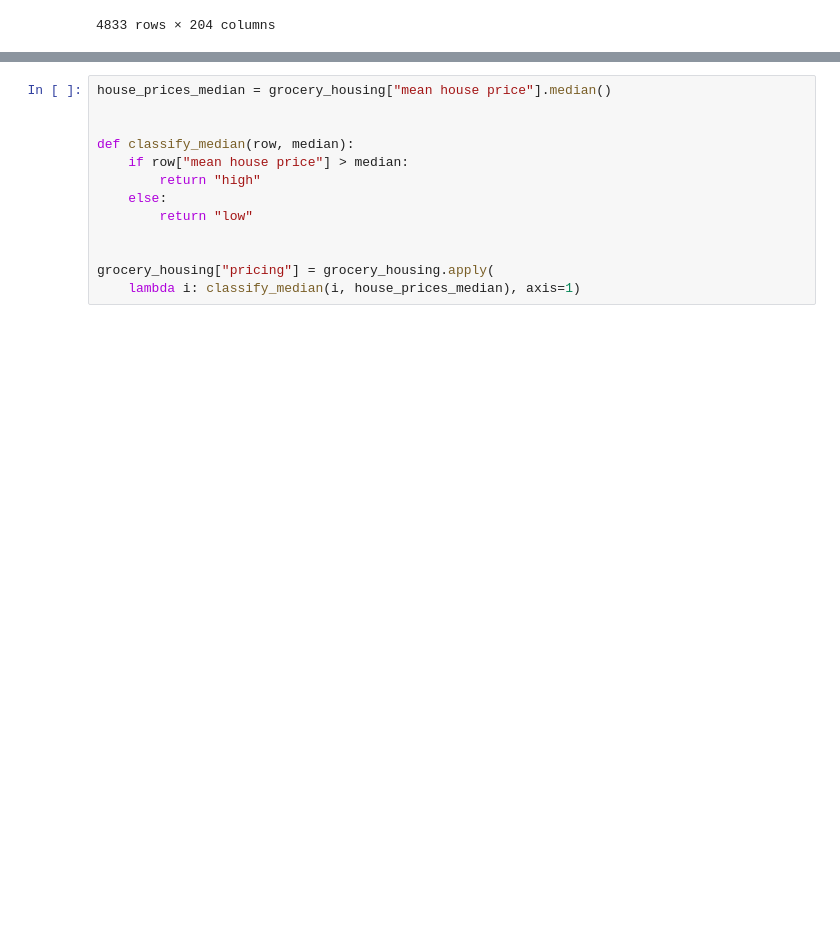
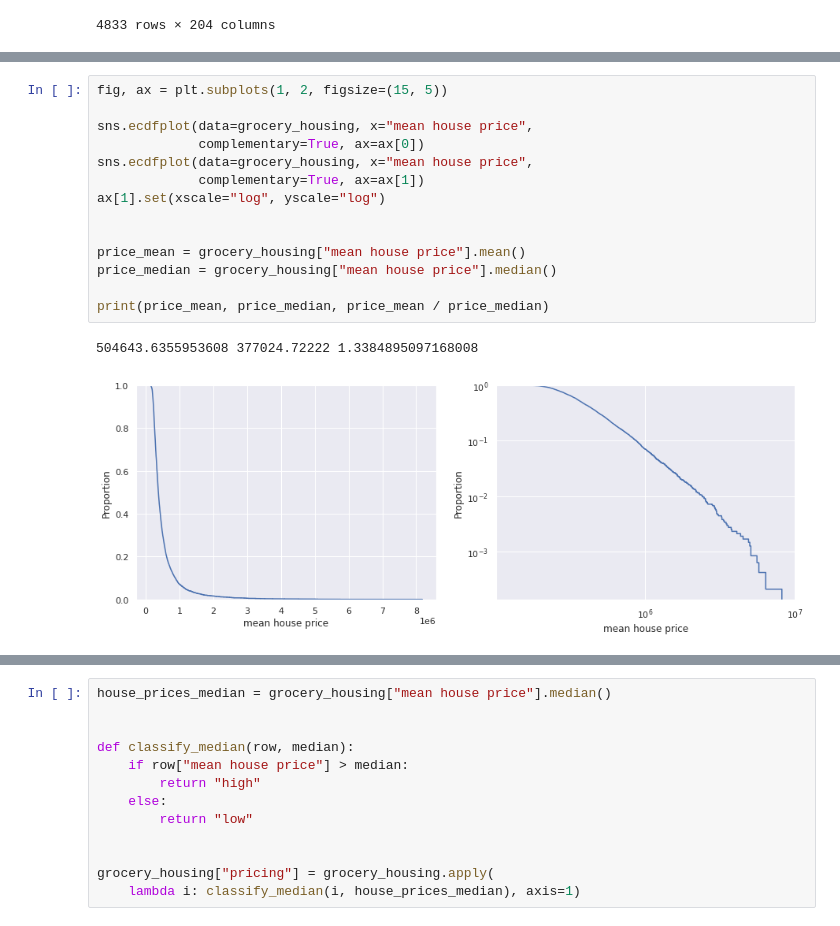
Before and after one commit to epfl-ada/ada-2020-project-milestone-p3-p3_caxaga, a Jupyter notebook: housing.ipynb, the cells around one changed output, grey strips where cells are left out. Cells and saved outputs as stored; diff of their text form; blank space fills up the shorter version.

```diff
--- a/housing.ipynb
+++ b/housing.ipynb
@@ -98,0 +115,17 @@ display(grocery_housing)
+# %%
+fig, ax = plt.subplots(1, 2, figsize=(15, 5))
+
+sns.ecdfplot(data=grocery_housing, x="mean house price",
+             complementary=True, ax=ax[0])
+sns.ecdfplot(data=grocery_housing, x="mean house price",
+             complementary=True, ax=ax[1])
+ax[1].set(xscale="log", yscale="log")
+
+
+price_mean = grocery_housing["mean house price"].mean()
+price_median = grocery_housing["mean house price"].median()
+
+print(price_mean, price_median, price_mean / price_median)
+# %% [output]
+504643.6355953608 377024.72222 1.3384895097168008
+[figure, added]
```
Also changed, not shown: parts of 15 cells of this notebook, 2 other files.
